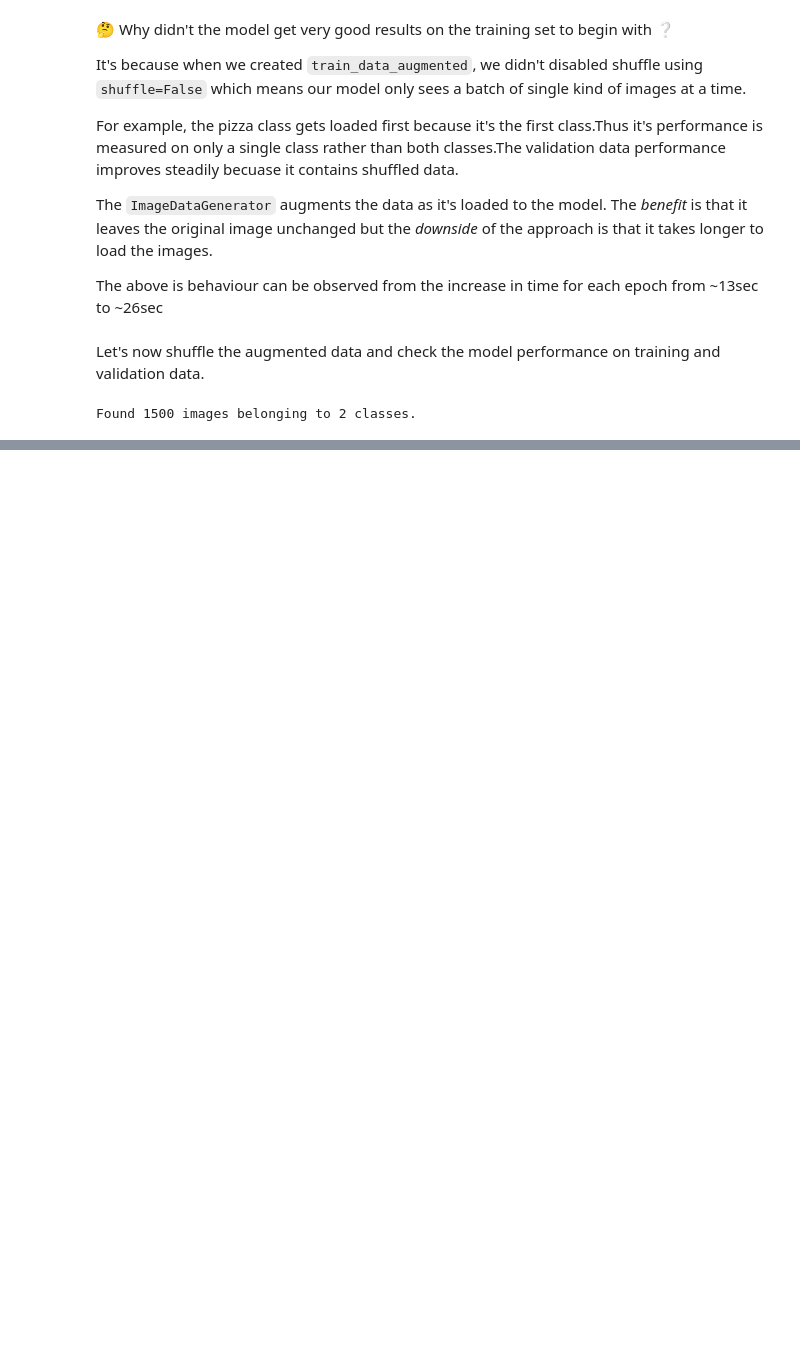
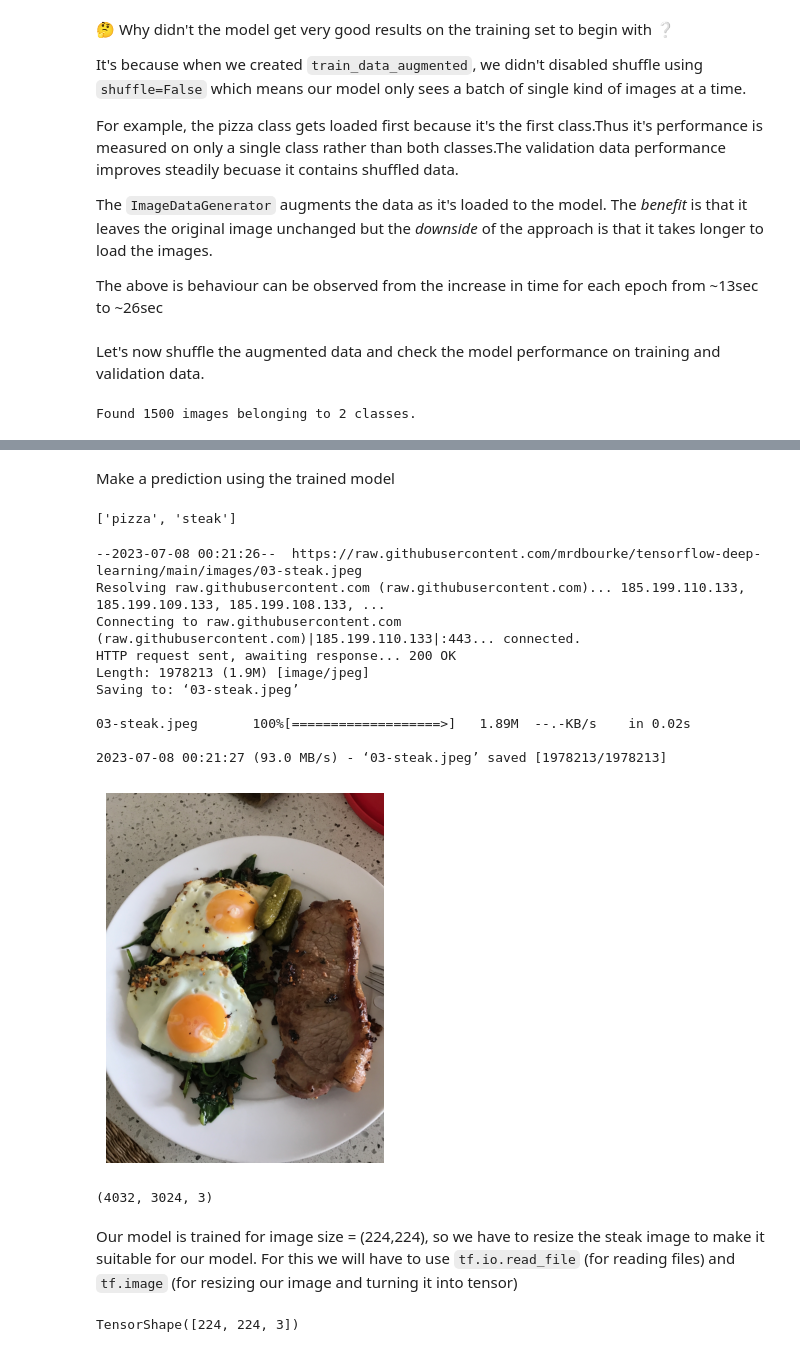
Before and after one commit to bikash119/learn_tensorflow, a Jupyter notebook: learn_tf_004.ipynb, the cells around one changed output, grey strips where cells are left out. Cells and saved outputs as stored; diff of their text form; code cells hidden in the pictures; blank space fills up the shorter version.

```diff
--- a/learn_tf_004.ipynb
+++ b/learn_tf_004.ipynb
@@ -815,0 +816,30 @@ plot_loss_curve(history_7.history)
+# %% [markdown]
+Make a prediction using the trained model
+# %%
+print(classnames)
+# %% [output]
+['pizza', 'steak']
+# %%
+!wget https://raw.githubusercontent.com/mrdbourke/tensorflow-deep-learning/main/images/03-steak.jpeg
+steak = mpimg.imread("03-steak.jpeg")
+plt.imshow(steak)
+plt.axis(False);
+# %% [output]
+--2023-07-08 00:21:26--  https://raw.githubusercontent.com/mrdbourke/tensorflow-deep-learning/main/images/03-steak.jpeg
+Resolving raw.githubusercontent.com (raw.githubusercontent.com)... 185.199.110.133, 185.199.109.133, 185.199.108.133, ...
+Connecting to raw.githubusercontent.com (raw.githubusercontent.com)|185.199.110.133|:443... connected.
+HTTP request sent, awaiting response... 200 OK
+Length: 1978213 (1.9M) [image/jpeg]
+Saving to: ‘03-steak.jpeg’
+
+03-steak.jpeg       100%[===================>]   1.89M  --.-KB/s    in 0.02s
+
+2023-07-08 00:21:27 (93.0 MB/s) - ‘03-steak.jpeg’ saved [1978213/1978213]
+[figure, added]
+# %%
+steak.shape
+# %% [output]
+(4032, 3024, 3)
+# %% [markdown]
+Our model is trained for image size = (224,224), so we have to resize the steak image to make it suitable for our model.
+For this we will have to use `tf.io.read_file` (for reading files) and `tf.image` (for resizing our image and turning it into tensor)
@@ -815,0 +864,5 @@ plot_loss_curve(history_7.history)
+# %%
+img_tensor = load_and_prep_image("/content/03-steak.jpeg")
+img_tensor.shape
+# %% [output]
+TensorShape([224, 224, 3])
```
Also changed, not shown: parts of 56 cells of this notebook.
